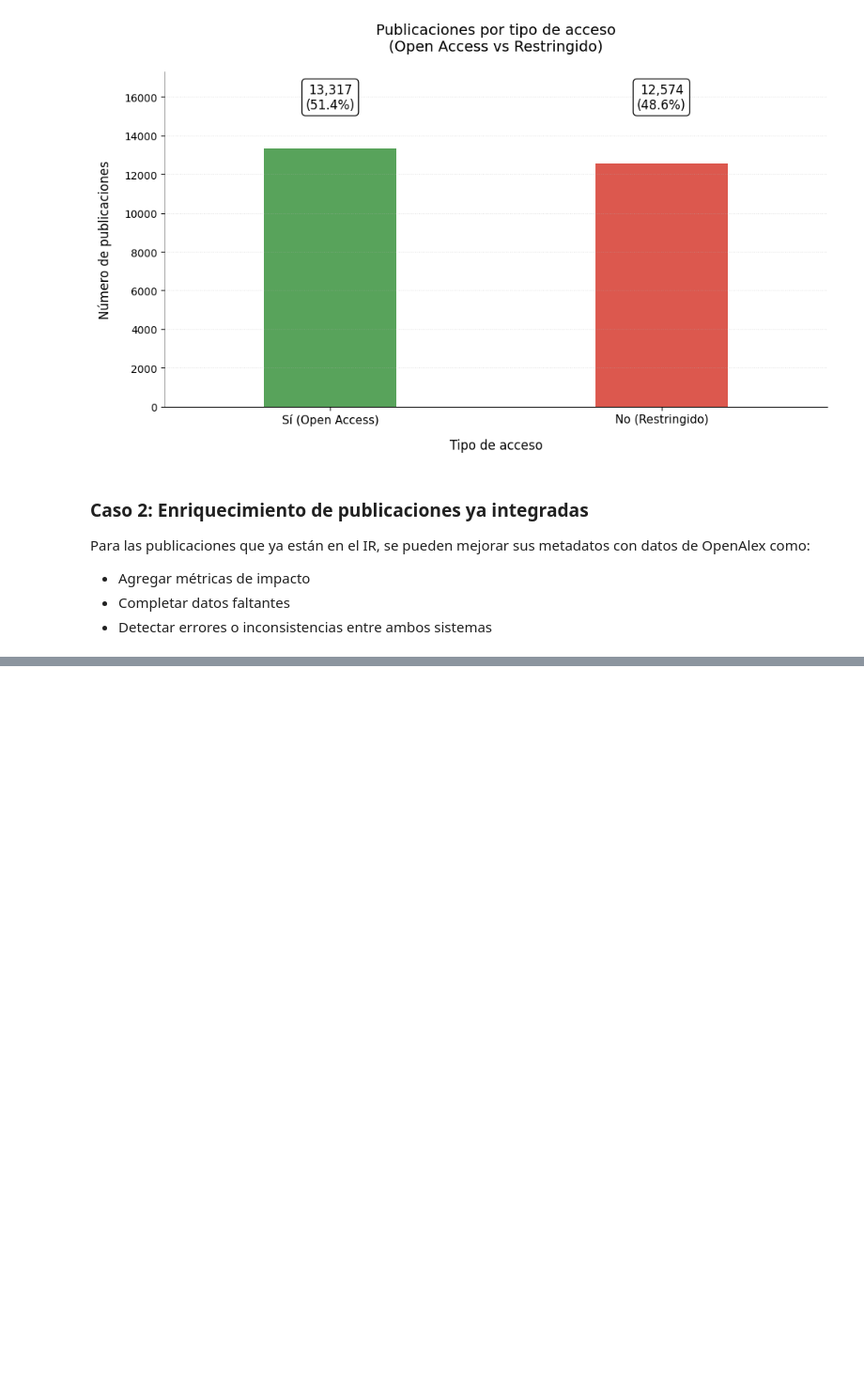
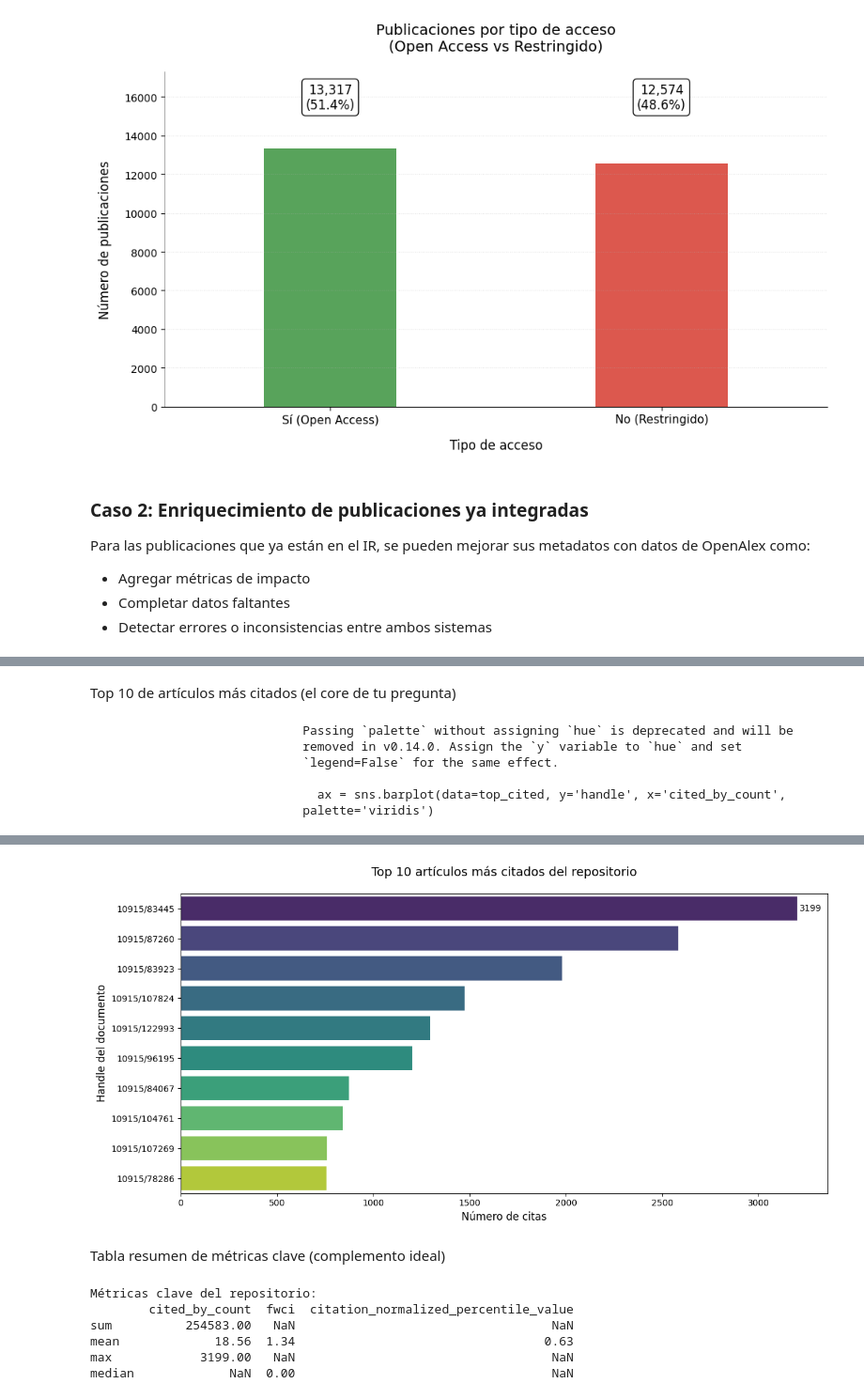
Before and after one commit to PabloDeAlbu/kedro-scholar, a Jupyter notebook: notebooks/data_mart/publicatons_candidates_ir.ipynb, the cells around one changed output, grey strips where cells are left out. Shown: that part at 94% size. Saved outputs shown, nothing was run; the diff lists cells and outputs as text; code cells hidden in the pictures; blank space fills up the shorter version.

```diff
--- a/notebooks/data_mart/publicatons_candidates_ir.ipynb
+++ b/notebooks/data_mart/publicatons_candidates_ir.ipynb
@@ -53,2 +69,0 @@ Se cargan los datos del Hub de DOI
-# %%
-hub_dspace5_doi = catalog.load('stg_dspace5/hub_dspace5_doi')
@@ -56,0 +70,9 @@ hub_dspace5_doi = catalog.load('stg_dspace5/hub_dspace5_doi')
+# %%
+hub_ir_item = catalog.load('stg_dspace5/hub_dspace5_item')
+hub_ir_doi = catalog.load('stg_dspace5/hub_dspace5_doi')
+hub_ir_handle = catalog.load('stg_dspace5/hub_dspace5_handle')
+
+link_ir_item_doi = catalog.load('stg_dspace5/link_dspace5_item_doi')
+link_ir_item_handle = catalog.load('stg_dspace5/link_dspace5_item_handle')
+
+sat_ir_item = catalog.load('stg_dspace5/sat_dspace5_item')
@@ -89,7 +175,7 @@ Join con los DOI del repositorio
 # %%
 df_publications = pd.merge(
     df_openalex,
-    hub_dspace5_doi,
+    df_ir,
     on='doi',
     how='left',
     suffixes=('_openalex', '_dspace')
@@ -114,4 +213,5 @@ Comparar DOIs de OpenAlex con los del IR para detectar trabajos que podrían int
 # %%
 filter_publication = df_publications['doi_hk_dspace'].isna()
-df_candidates = df_publications[filter_publication]
+df_not_in_ir = df_publications[filter_publication]
+df_in_ir = df_publications[~filter_publication]
 # %%
@@ -205,0 +315,25 @@ df_candidates
+# %% [markdown]
+Top 10 de artículos más citados (el core de tu pregunta)
+# %%
+# Top 10 más citados
+top_cited = df_in_ir.nlargest(10, 'cited_by_count')[['handle', 'cited_by_count', 'fwci']]
+
+# Gráfico
+plt.figure(figsize=(12, 6))
+ax = sns.barplot(data=top_cited, y='handle', x='cited_by_count', palette='viridis')
+
+# Personalización
+plt.title('Top 10 artículos más citados del repositorio', fontsize=14, pad=20)
+plt.xlabel('Número de citas', fontsize=12)
+plt.ylabel('Handle del documento', fontsize=12)
+ax.bar_label(ax.containers[0], fmt='%d', padding=3)
+
+plt.tight_layout()
+plt.show()
+# %% [output]
+                             Passing `palette` without assigning `hue` is deprecated and will be
+                             removed in v0.14.0. Assign the `y` variable to `hue` and set
+                             `legend=False` for the same effect.
+
+                               ax = sns.barplot(data=top_cited, y='handle', x='cited_by_count',
+                             palette='viridis')
@@ -205,0 +341,20 @@ df_candidates
+[figure, added]
+# %% [markdown]
+ Tabla resumen de métricas clave (complemento ideal)
+# %%
+# Calculamos métricas agregadas
+metrics = df_in_ir.agg({
+    'cited_by_count': ['sum', 'mean', 'max'],
+    'fwci': ['mean', 'median'],
+    'citation_normalized_percentile_value': ['mean']
+}).round(2)
+
+print("\nMétricas clave del repositorio:")
+print(metrics)
+# %% [output]
+Métricas clave del repositorio:
+        cited_by_count  fwci  citation_normalized_percentile_value
+sum          254583.00   NaN                                   NaN
+mean             18.56  1.34                                  0.63
+max            3199.00   NaN                                   NaN
+median             NaN  0.00                                   NaN
```
Also changed, not shown: parts of 25 cells of this notebook.
